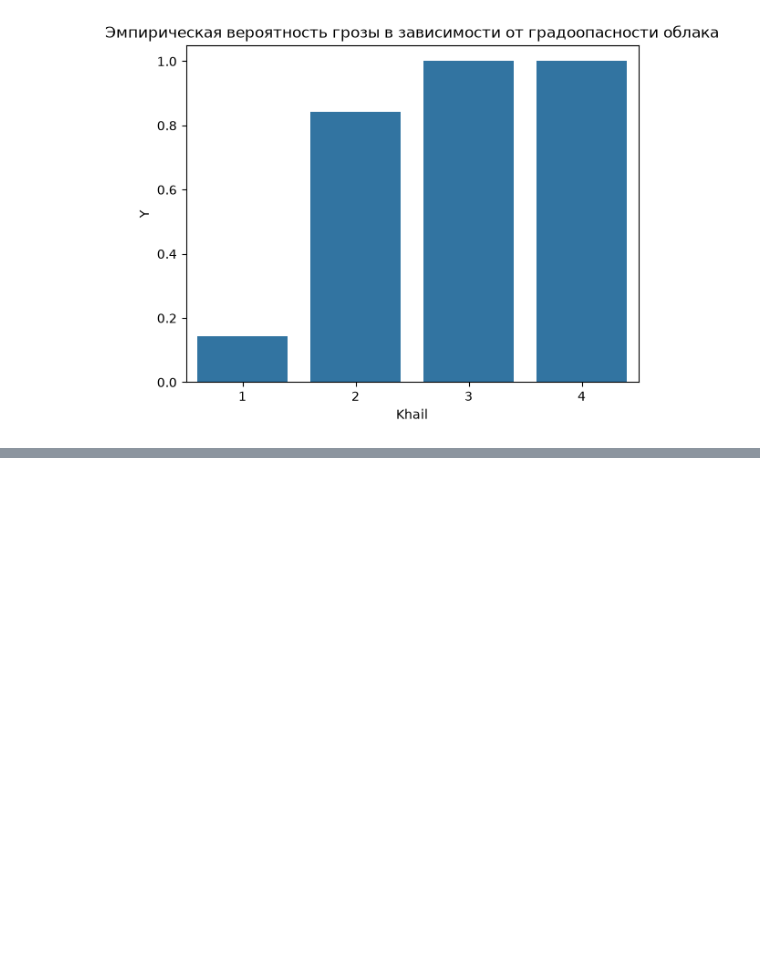
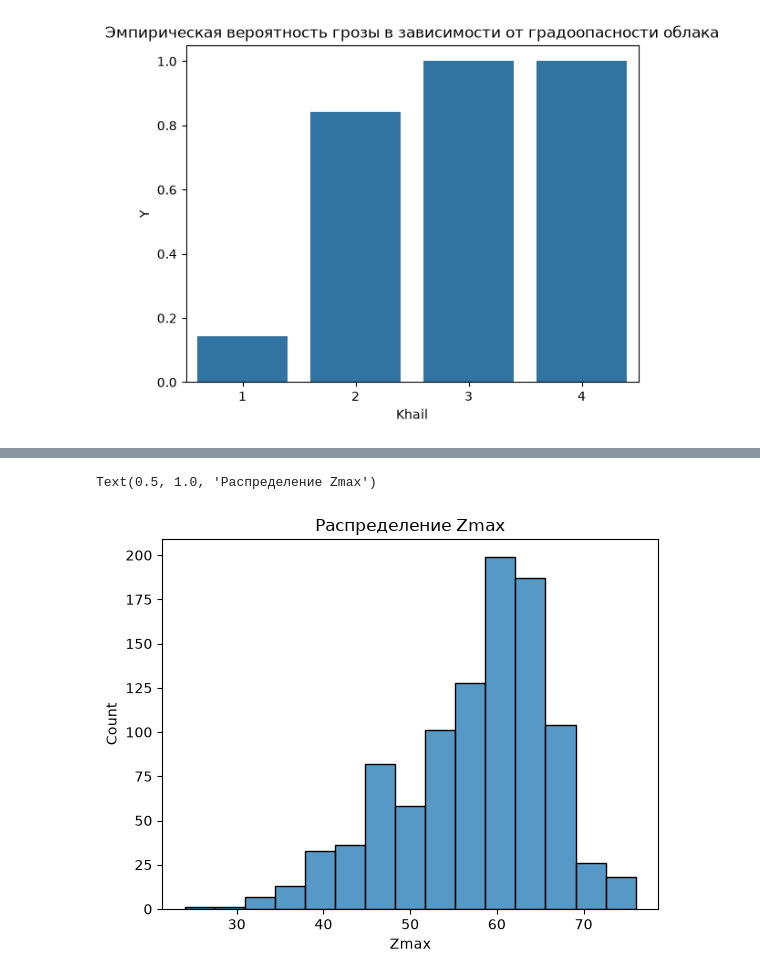
Before and after one commit to IslamDyshoko/predict_storms, a Jupyter notebook: notebooks/EDA.ipynb, the cells around one changed output, grey strips where cells are left out. Cells and saved outputs as stored; diff of their text form; code cells hidden in the pictures; blank space fills up the shorter version.

```diff
--- a/notebooks/EDA.ipynb
+++ b/notebooks/EDA.ipynb
@@ -140,0 +147,6 @@ Text(0.5, 1.0, 'Эмпирическая вероятность грозы в з
+# %%
+sns.histplot(data=df, x = 'Zmax', bins=15)
+plt.title("Распределение Zmax")
+# %% [output]
+Text(0.5, 1.0, 'Распределение Zmax')
+[figure, added]
```
Also changed, not shown: parts of 6 cells of this notebook, 1 other file.
